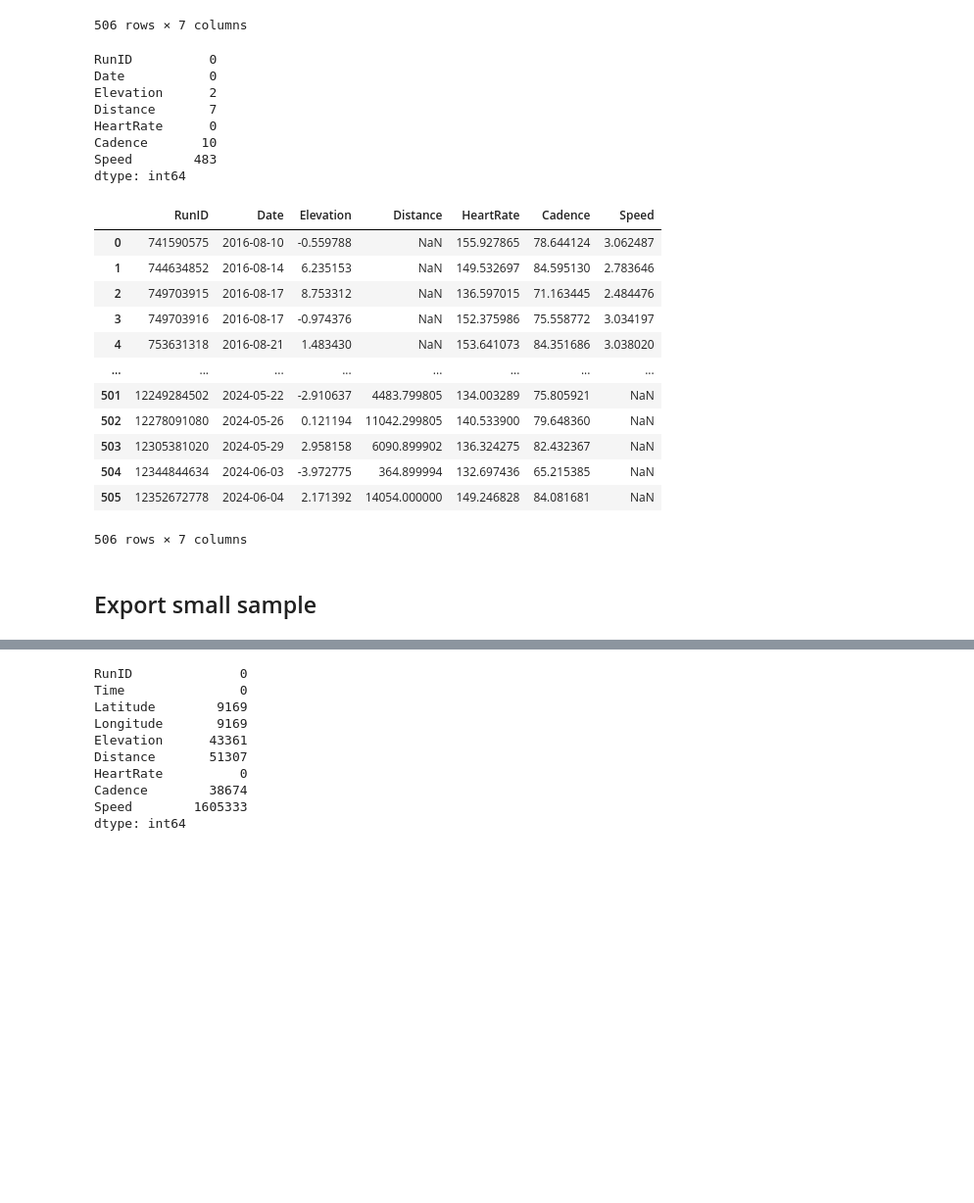
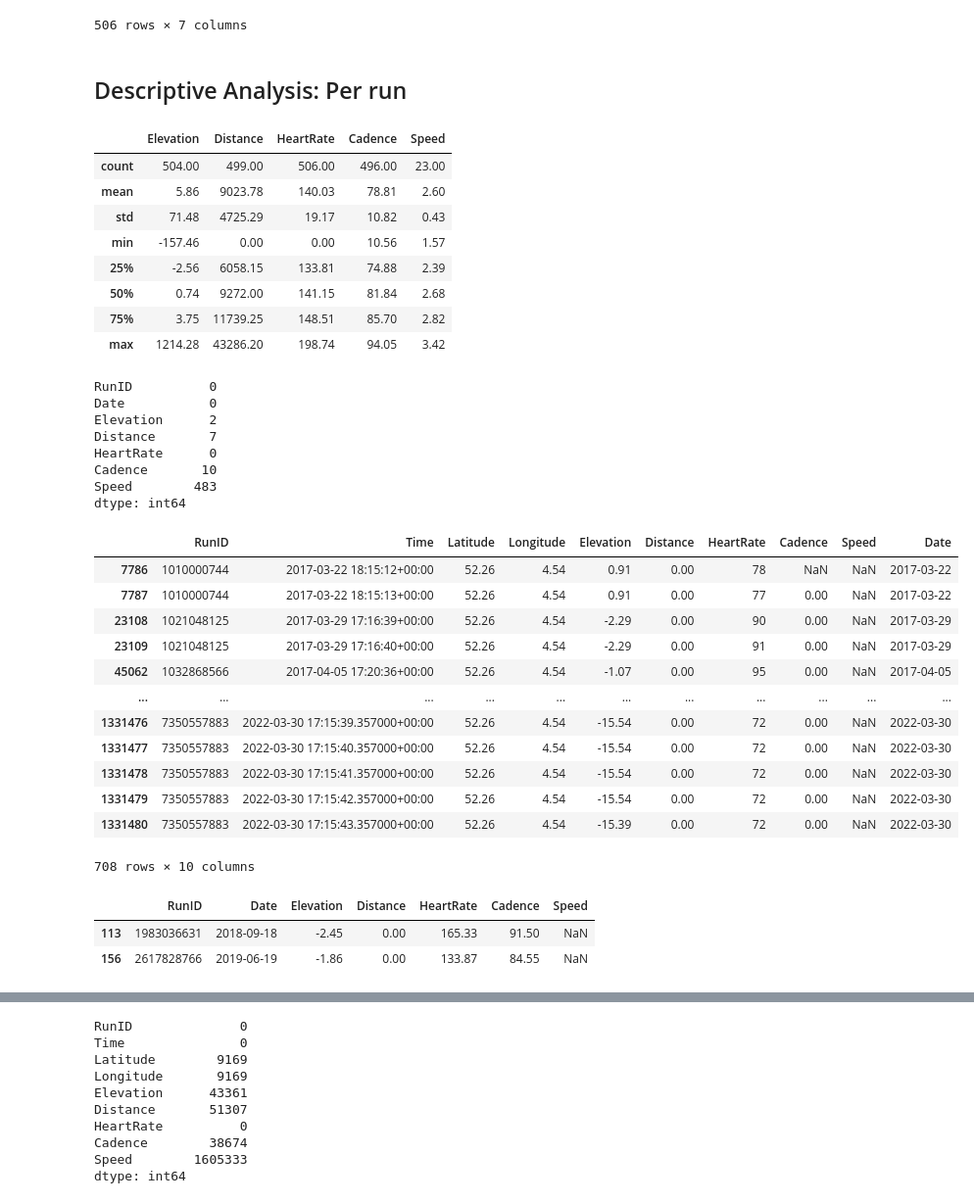
Before and after one commit to JJWRoeloffs/MLQS_group49, a Jupyter notebook: EDA.ipynb, the cells around one changed output, grey strips where cells are left out. Shown: that part at 98% size. Cells and saved outputs as stored; diff of their text form; code cells hidden in the pictures; blank space fills up the shorter version.

```diff
--- a/EDA.ipynb
+++ b/EDA.ipynb
@@ -70,6 +71,22 @@ data_per_run
 | 504 | 12344844634 | 2024-06-03 | -3.972775 | 364.899994 | 132.697436 | 65.215385 | NaN |
 | 505 | 12352672778 | 2024-06-04 | 2.171392 | 14054.000000 | 149.246828 | 84.081681 | NaN |
 506 rows × 7 columns
+# %% [markdown]
+## Descriptive Analysis: Per run
+# %%
+descriptive_stats = data_per_run.describe()
+pd.set_option('display.float_format', '{:.2f}'.format)
+descriptive_stats[['Elevation', 'Distance', 'HeartRate', 'Cadence', 'Speed']]
+# %% [output]
+|  | Elevation | Distance | HeartRate | Cadence | Speed |
+| count | 504.00 | 499.00 | 506.00 | 496.00 | 23.00 |
+| mean | 5.86 | 9023.78 | 140.03 | 78.81 | 2.60 |
+| std | 71.48 | 4725.29 | 19.17 | 10.82 | 0.43 |
+| min | -157.46 | 0.00 | 0.00 | 10.56 | 1.57 |
+| 25% | -2.56 | 6058.15 | 133.81 | 74.88 | 2.39 |
+| 50% | 0.74 | 9272.00 | 141.15 | 81.84 | 2.68 |
+| 75% | 3.75 | 11739.25 | 148.51 | 85.70 | 2.82 |
+| max | 1214.28 | 43286.20 | 198.74 | 94.05 | 3.42 |
 # %%
 data_per_run.isna().sum()
 # %% [output]
@@ -81,21 +98,3 @@ HeartRate      0
 Cadence       10
 Speed        483
 dtype: int64
-# %%
-data_per_run
-# %% [output]
-|  | RunID | Date | Elevation | Distance | HeartRate | Cadence | Speed |
-| 0 | 741590575 | 2016-08-10 | -0.559788 | NaN | 155.927865 | 78.644124 | 3.062487 |
-| 1 | 744634852 | 2016-08-14 | 6.235153 | NaN | 149.532697 | 84.595130 | 2.783646 |
-| 2 | 749703915 | 2016-08-17 | 8.753312 | NaN | 136.597015 | 71.163445 | 2.484476 |
-| 3 | 749703916 | 2016-08-17 | -0.974376 | NaN | 152.375986 | 75.558772 | 3.034197 |
-| 4 | 753631318 | 2016-08-21 | 1.483430 | NaN | 153.641073 | 84.351686 | 3.038020 |
-| ... | ... | ... | ... | ... | ... | ... | ... |
-| 501 | 12249284502 | 2024-05-22 | -2.910637 | 4483.799805 | 134.003289 | 75.805921 | NaN |
-| 502 | 12278091080 | 2024-05-26 | 0.121194 | 11042.299805 | 140.533900 | 79.648360 | NaN |
-| 503 | 12305381020 | 2024-05-29 | 2.958158 | 6090.899902 | 136.324275 | 82.432367 | NaN |
-| 504 | 12344844634 | 2024-06-03 | -3.972775 | 364.899994 | 132.697436 | 65.215385 | NaN |
-| 505 | 12352672778 | 2024-06-04 | 2.171392 | 14054.000000 | 149.246828 | 84.081681 | NaN |
-506 rows × 7 columns
-# %% [markdown]
-## Export small sample
@@ -109,0 +101,23 @@ df_sample.to_csv('sample.csv', index=False)
+# %%
+data[data["Distance"] == 0]
+# %% [output]
+|  | RunID | Time | Latitude | Longitude | Elevation | Distance | HeartRate | Cadence | Speed | Date |
+| 7786 | 1010000744 | 2017-03-22 18:15:12+00:00 | 52.26 | 4.54 | 0.91 | 0.00 | 78 | NaN | NaN | 2017-03-22 |
+| 7787 | 1010000744 | 2017-03-22 18:15:13+00:00 | 52.26 | 4.54 | 0.91 | 0.00 | 77 | 0.00 | NaN | 2017-03-22 |
+| 23108 | 1021048125 | 2017-03-29 17:16:39+00:00 | 52.26 | 4.54 | -2.29 | 0.00 | 90 | 0.00 | NaN | 2017-03-29 |
+| 23109 | 1021048125 | 2017-03-29 17:16:40+00:00 | 52.26 | 4.54 | -2.29 | 0.00 | 91 | 0.00 | NaN | 2017-03-29 |
+| 45062 | 1032868566 | 2017-04-05 17:20:36+00:00 | 52.26 | 4.54 | -1.07 | 0.00 | 95 | 0.00 | NaN | 2017-04-05 |
+| ... | ... | ... | ... | ... | ... | ... | ... | ... | ... | ... |
+| 1331476 | 7350557883 | 2022-03-30 17:15:39.357000+00:00 | 52.26 | 4.54 | -15.54 | 0.00 | 72 | 0.00 | NaN | 2022-03-30 |
+| 1331477 | 7350557883 | 2022-03-30 17:15:40.357000+00:00 | 52.26 | 4.54 | -15.54 | 0.00 | 72 | 0.00 | NaN | 2022-03-30 |
+| 1331478 | 7350557883 | 2022-03-30 17:15:41.357000+00:00 | 52.26 | 4.54 | -15.54 | 0.00 | 72 | 0.00 | NaN | 2022-03-30 |
+| 1331479 | 7350557883 | 2022-03-30 17:15:42.357000+00:00 | 52.26 | 4.54 | -15.54 | 0.00 | 72 | 0.00 | NaN | 2022-03-30 |
+| 1331480 | 7350557883 | 2022-03-30 17:15:43.357000+00:00 | 52.26 | 4.54 | -15.39 | 0.00 | 72 | 0.00 | NaN | 2022-03-30 |
+708 rows × 10 columns
+# %%
+# two runs with no distance covered whatsoever
+data_per_run[data_per_run["Distance"] == 0]
+# %% [output]
+|  | RunID | Date | Elevation | Distance | HeartRate | Cadence | Speed |
+| 113 | 1983036631 | 2018-09-18 | -2.45 | 0.00 | 165.33 | 91.50 | NaN |
+| 156 | 2617828766 | 2019-06-19 | -1.86 | 0.00 | 133.87 | 84.55 | NaN |
```
Also changed, not shown: parts of 20 cells of this notebook.
